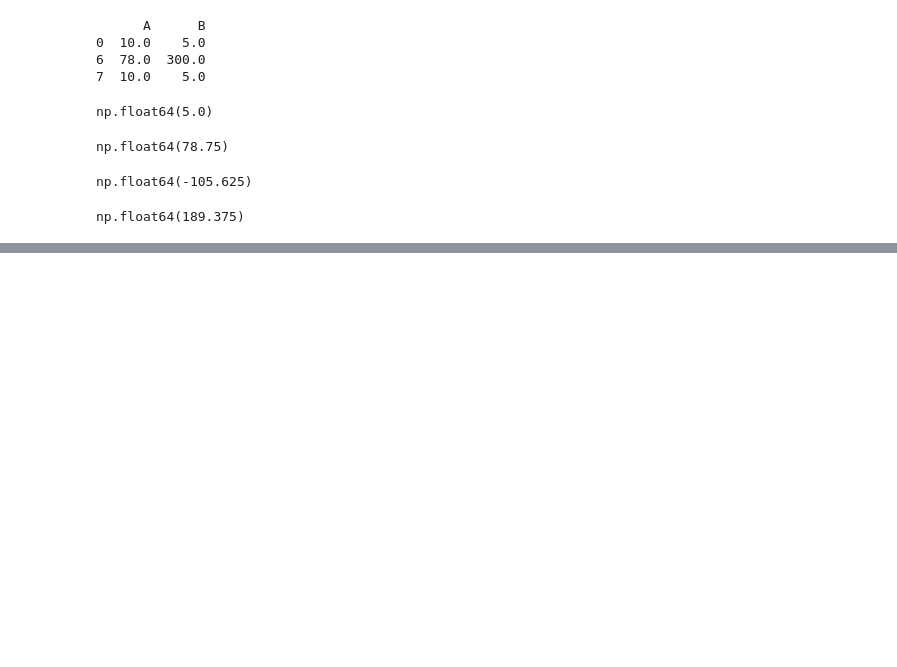
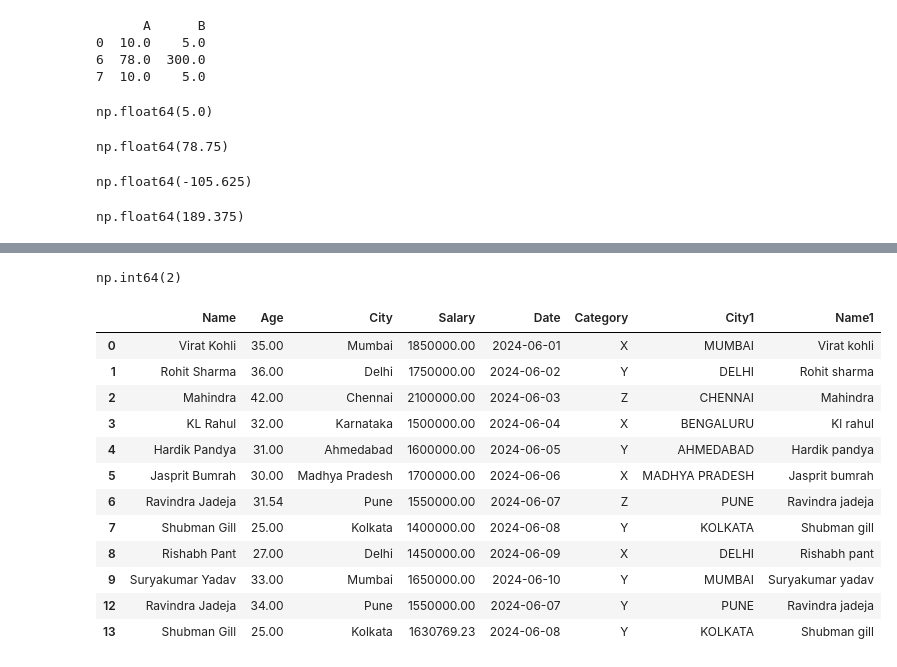
Before and after one commit to karthik-k11/Data-Science-Libraries-Practice, a Jupyter notebook: Pandas_Practice.ipynb, the cells around one changed output, grey strips where cells are left out. Drawn from its saved outputs; the diff is of its cells as text; code cells hidden in the pictures; blank space fills up the shorter version.

Commit message:
Handled null and duplicates in df2

```diff
--- a/Pandas_Practice.ipynb
+++ b/Pandas_Practice.ipynb
@@ -1206,0 +1256,26 @@ np.float64(189.375)
+# %%
+df2.duplicated().sum()
+# %% [output]
+np.int64(2)
+# %%
+df2['Age'].fillna(round(df2['Age'].mean(), 2), inplace=True)
+df2['Salary'].fillna(round(df2['Salary'].mean(), 2), inplace=True)
+df2['Category'].fillna(df2['Category'].mode()[0], inplace = True)
+# %%
+df2.drop_duplicates(inplace=True)
+# %%
+df2
+# %% [output]
+|  | Name | Age | City | Salary | Date | Category | City1 | Name1 |
+| 0 | Virat Kohli | 35.00 | Mumbai | 1850000.00 | 2024-06-01 | X | MUMBAI | Virat kohli |
+| 1 | Rohit Sharma | 36.00 | Delhi | 1750000.00 | 2024-06-02 | Y | DELHI | Rohit sharma |
+| 2 | Mahindra | 42.00 | Chennai | 2100000.00 | 2024-06-03 | Z | CHENNAI | Mahindra |
+| 3 | KL Rahul | 32.00 | Karnataka | 1500000.00 | 2024-06-04 | X | BENGALURU | Kl rahul |
+| 4 | Hardik Pandya | 31.00 | Ahmedabad | 1600000.00 | 2024-06-05 | Y | AHMEDABAD | Hardik pandya |
+| 5 | Jasprit Bumrah | 30.00 | Madhya Pradesh | 1700000.00 | 2024-06-06 | X | MADHYA PRADESH | Jasprit bumrah |
+| 6 | Ravindra Jadeja | 31.54 | Pune | 1550000.00 | 2024-06-07 | Z | PUNE | Ravindra jadeja |
+| 7 | Shubman Gill | 25.00 | Kolkata | 1400000.00 | 2024-06-08 | Y | KOLKATA | Shubman gill |
+| 8 | Rishabh Pant | 27.00 | Delhi | 1450000.00 | 2024-06-09 | X | DELHI | Rishabh pant |
+| 9 | Suryakumar Yadav | 33.00 | Mumbai | 1650000.00 | 2024-06-10 | Y | MUMBAI | Suryakumar yadav |
+| 12 | Ravindra Jadeja | 34.00 | Pune | 1550000.00 | 2024-06-07 | Y | PUNE | Ravindra jadeja |
+| 13 | Shubman Gill | 25.00 | Kolkata | 1630769.23 | 2024-06-08 | Y | KOLKATA | Shubman gill |
```
Also changed, not shown: parts of 3 cells of this notebook.
